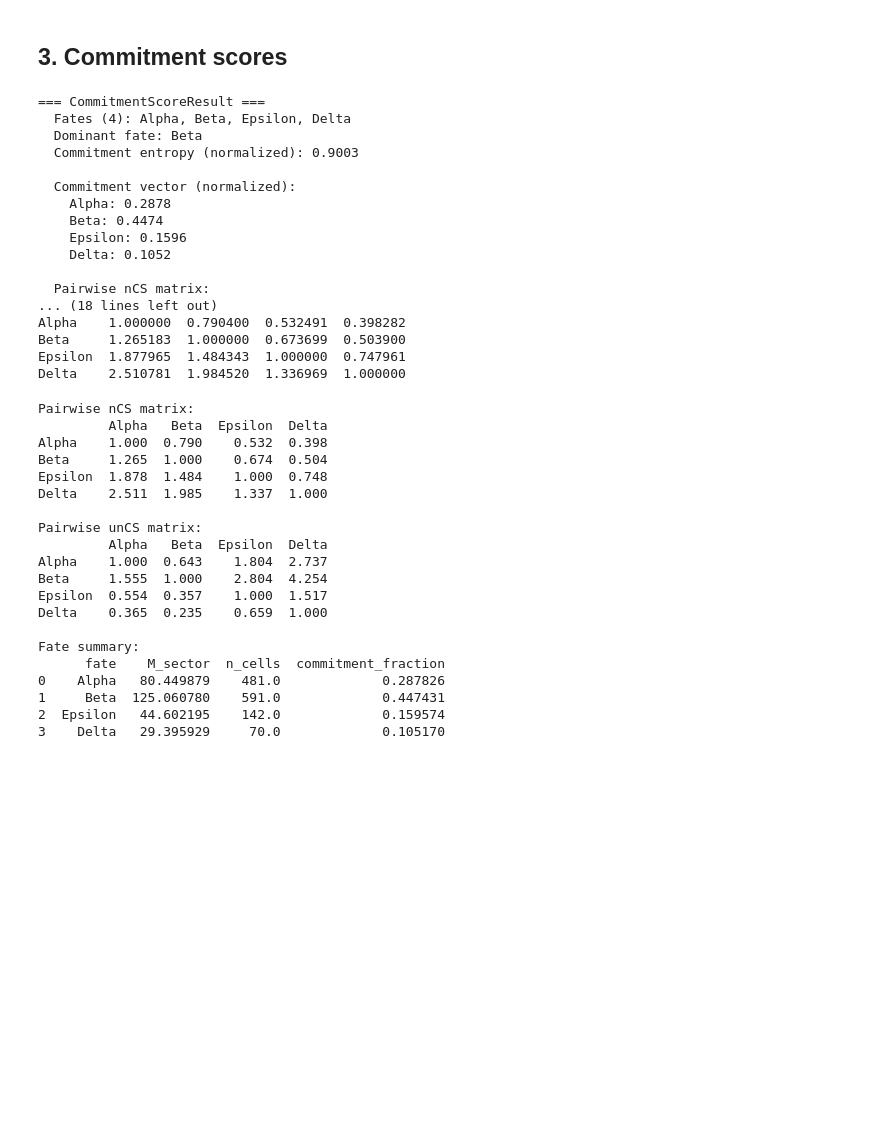
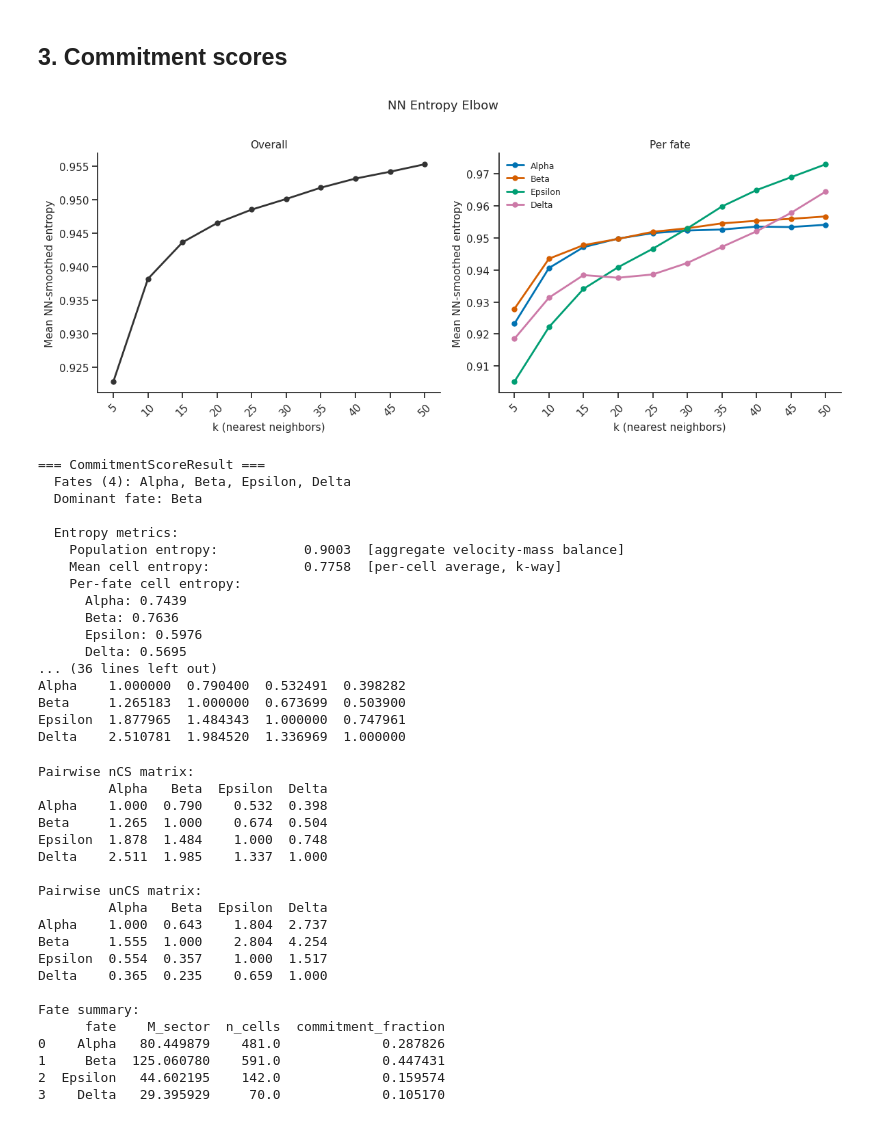
Before and after one commit to mcrewcow/scCS, a Jupyter notebook: docs/source/scCS_tutorial.ipynb, the cells around one changed output. Saved outputs shown, nothing was run; the diff lists cells and outputs as text; code cells hidden in the pictures; blank space fills up the shorter version.

```diff
--- a/docs/source/scCS_tutorial.ipynb
+++ b/docs/source/scCS_tutorial.ipynb
@@ -185,8 +171,13 @@ FateMap  (bifurcation_cluster='Pre-endocrine', k=4)
 # %% [markdown]
 ## 3. Commitment scores
+# %%
+fig = scorer.plot_nn_entropy_elbow(k_nn_range=range(5, 51, 5))
+plt.show()
+# %% [output]
+[figure, added]
 # %%
 # ── Compute commitment scores ──────────────────────────────────────────────
-result = scorer.score(compute_cell_level=True)
+result = scorer.score(compute_cell_level=True, k_nn=15)
 
 # result contains:
 #   result.pairwise_nCS   — normalized commitment score matrix (k x k)
@@ -201,16 +192,16 @@ print(result.summary())
 === CommitmentScoreResult ===
   Fates (4): Alpha, Beta, Epsilon, Delta
   Dominant fate: Beta
-  Commitment entropy (normalized): 0.9003
 
-  Commitment vector (normalized):
-    Alpha: 0.2878
-    Beta: 0.4474
-    Epsilon: 0.1596
-    Delta: 0.1052
-
-  Pairwise nCS matrix:
-... (18 lines left out)
+  Entropy metrics:
+    Population entropy:           0.9003  [aggregate velocity-mass balance]
+    Mean cell entropy:            0.7758  [per-cell average, k-way]
+    Per-fate cell entropy:
+      Alpha: 0.7439
+      Beta: 0.7636
+      Epsilon: 0.5976
+      Delta: 0.5695
+... (36 lines left out)
 Alpha    1.000000  0.790400  0.532491  0.398282
 Beta     1.265183  1.000000  0.673699  0.503900
 Epsilon  1.877965  1.484343  1.000000  0.747961
```
Also changed, not shown: parts of 23 cells of this notebook.
